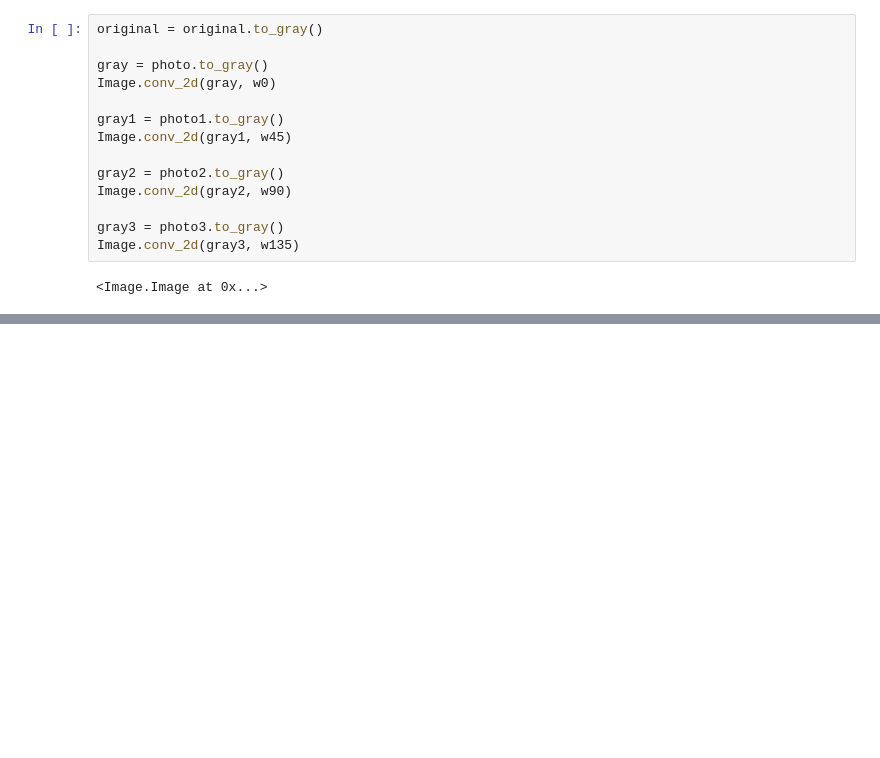
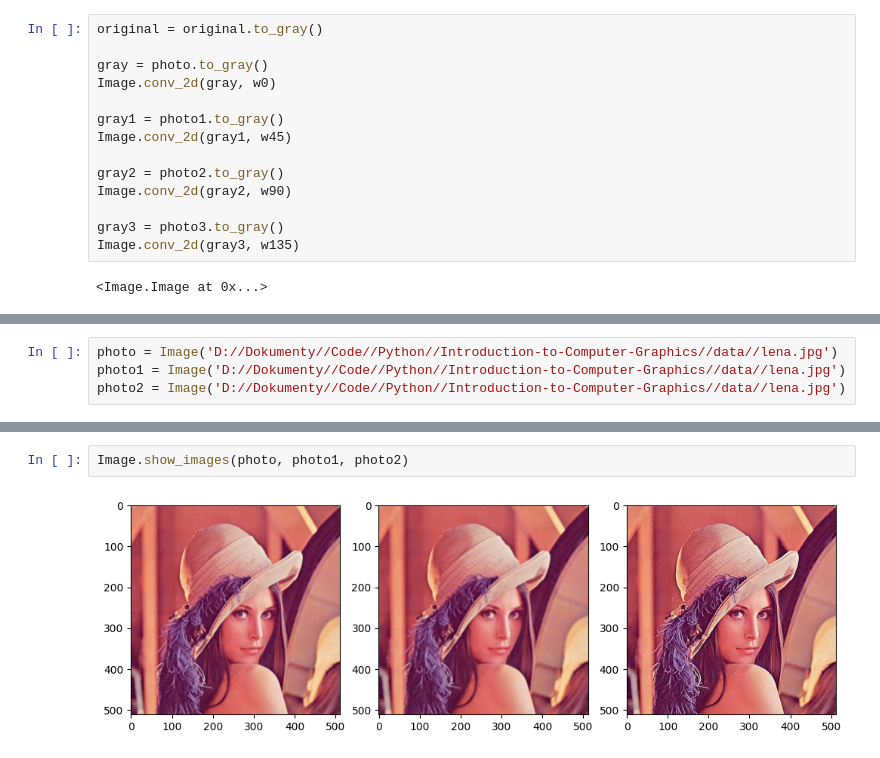
Before and after one commit to Arrturo/Image-Processing, a Jupyter notebook: lab6/main.ipynb, the cells around one changed output, grey strips where cells are left out. Saved outputs shown, nothing was run; the diff lists cells and outputs as text; blank space fills up the shorter version.

Commit message:
update image filtration

```diff
--- a/lab6/main.ipynb
+++ b/lab6/main.ipynb
@@ -99,0 +100,4 @@ Image.show_images(original, gray, gray1, gray2, gray3)
+# %%
+photo = Image('D://Dokumenty//Code//Python//Introduction-to-Computer-Graphics//data//lena.jpg')
+photo1 = Image('D://Dokumenty//Code//Python//Introduction-to-Computer-Graphics//data//lena.jpg')
+photo2 = Image('D://Dokumenty//Code//Python//Introduction-to-Computer-Graphics//data//lena.jpg')
@@ -99,0 +112,4 @@ Image.show_images(original, gray, gray1, gray2, gray3)
+# %%
+Image.show_images(photo, photo1, photo2)
+# %% [output]
+[figure, added]
```
Also changed, not shown: parts of 4 cells of this notebook, 1 other file.
